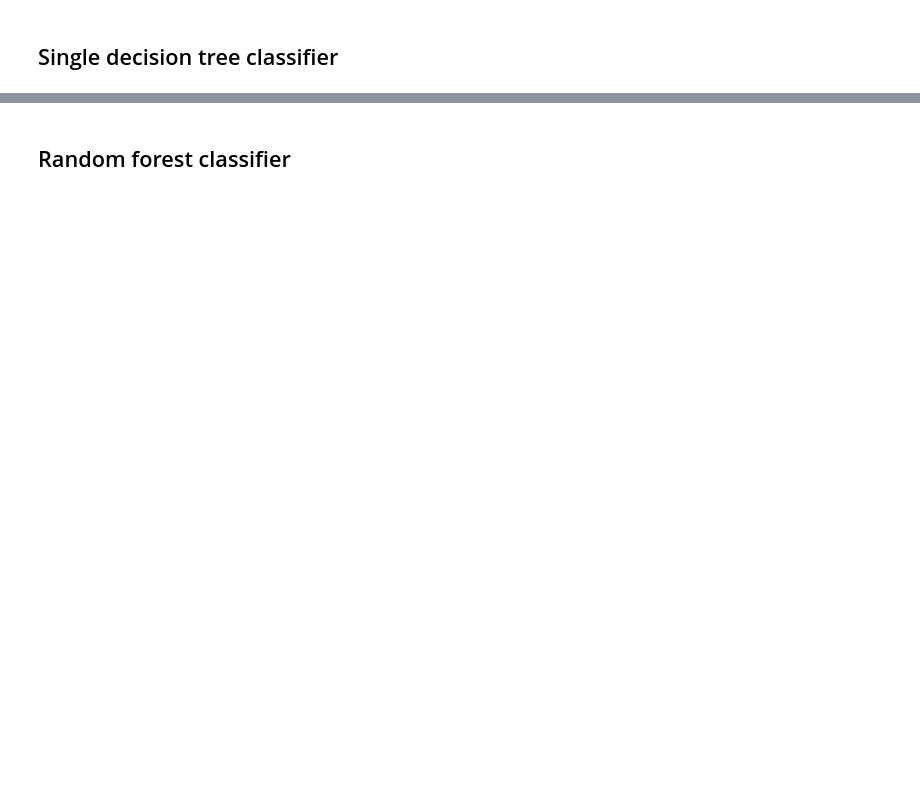
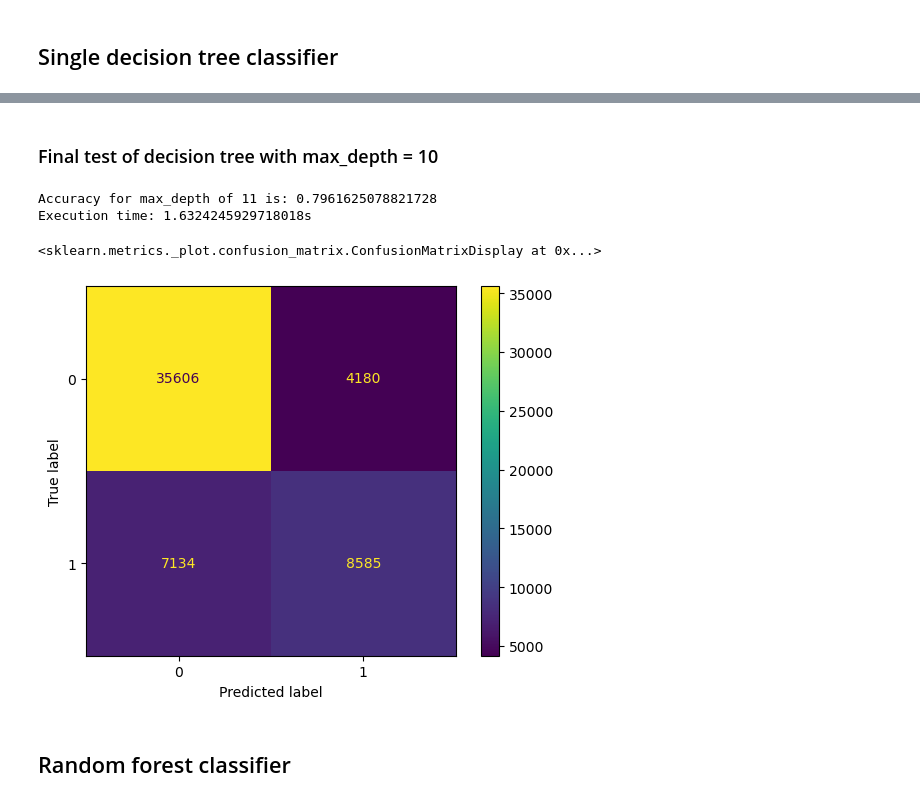
Before and after one commit to fredrikSveen/MALIS_project, a Jupyter notebook: ML_stuff.ipynb, the cells around one changed output, grey strips where cells are left out. Cells and saved outputs as stored; diff of their text form; code cells hidden in the pictures; blank space fills up the shorter version.

```diff
--- a/ML_stuff.ipynb
+++ b/ML_stuff.ipynb
@@ -151,3 +129,31 @@ Execution time: 72.05774402618408s
+# %% [markdown]
+### Final test of decision tree with max_depth = 10
+# %%
+st = time.time()
+
+model = DecisionTreeClassifier(max_depth = 11)
+model = model.fit(X_train, y_train)
+
+predicted_value = model.predict(X_test)
+
+#To plot the actual decision tree
+#tree.plot_tree(model)
+
+accuracy = model.score(X_test, y_test)
+
+
+print(f'Accuracy for max_depth of 11 is: {accuracy}')
+
+et = time.time()
+elapsed_time = et - st
+print(f'Execution time: {elapsed_time}s')
+
+ConfusionMatrixDisplay(confusion_matrix(y_test, predicted_value)).plot()
+# %% [output]
+Accuracy for max_depth of 11 is: 0.7961625078821728
+Execution time: 1.6324245929718018s
+<sklearn.metrics._plot.confusion_matrix.ConfusionMatrixDisplay at 0x...>
+[figure, added]
 # %% [markdown]
 ## Random forest classifier
 # %%
```
Also changed, not shown: parts of 10 cells of this notebook.
